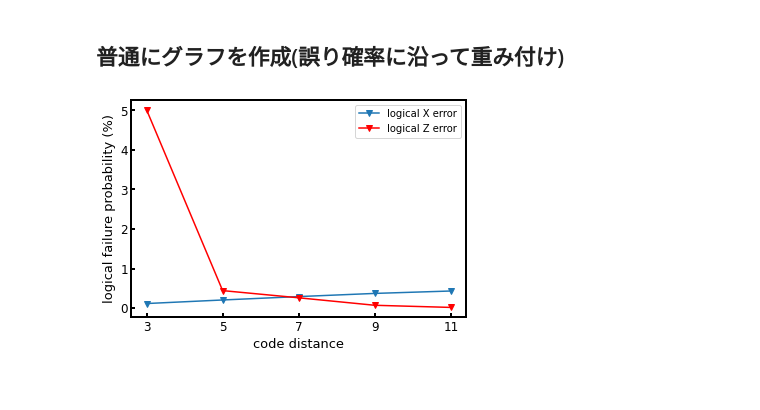
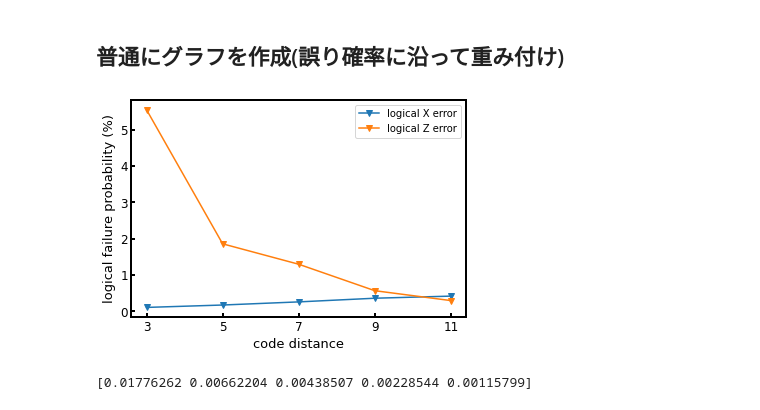
Before and after one commit to kono0924/Fujii-lab, a Jupyter notebook: repetition/csv_view.ipynb, the cells around one changed output. Saved outputs shown, nothing was run; the diff lists cells and outputs as text; code cells hidden in the pictures.

```diff
--- a/repetition/csv_view.ipynb
+++ b/repetition/csv_view.ipynb
@@ -10,7 +10,7 @@ import os
 
 ################ 要変更 #################
 # ファイル名
-file = "p=0.1% ,eta=1000, d=11, rep=50, # of trials=100000" + ".csv"
+file = "p=0.5% ,eta=1000, d=11, rep=10, # of trials=100000" + ".csv"
 ########################################
 
 # FUjii-labのパス
@@ -25,35 +25,40 @@ ind = data.index
 
 # データフレームの列名(リスト)を取得
 code_distance_list = data.columns
 
 ##### グラフ作成 #####
 
 plt.rcParams["xtick.direction"] = "in"
 plt.rcParams["ytick.direction"] = "in"
 fig, ax = plt.subplots()
 a = np.array(code_distance_list)
 a = [float(num) for num in a]
 a = np.array(a)
 b = np.array(data.iloc[0])
 ax.plot(a[0:], b[0:]*100,marker='v',label="logical X error")
 b = np.array(data.iloc[1])
-ax.plot(a[0:], b[0:]*100,marker='v',label="logical Z error",color="red")
+ax.plot(a[0:], b[0:]*100,marker='v',label="logical Z error")
 #ax.set_xticklabels(np.round(a,decimals= 2),rotation=45)
 ax.set_xticks(a)
 ax.set_xlabel("code distance", fontsize=13)
 ax.set_ylabel("logical failure probability (%)", fontsize=13)
 #ax.set_xlim(9,11)
 #ax.set_ylim(12,17)
 ax.spines["top"].set_linewidth(2)
 ax.spines["left"].set_linewidth(2)
 ax.spines["bottom"].set_linewidth(2)
 ax.spines["right"].set_linewidth(2)
 ax.tick_params(direction="in", width=2, length=4, labelsize=12)
 #ax.set_title("X,p=(0.0001,0.0009,0.0001),d=(3,9,2),d(rep)=5,eta=1000,trials=10000", fontsize=14)
 plt.legend()
 plt.show()
 # %% [output]
-[figure, old version]
+[figure, new version]
+# %%
+e = 1/2 * (1 - (1 - 2 * b)**(1/10))
+print(e)
+# %% [output]
+[0.01776262 0.00662204 0.00438507 0.00228544 0.00115799]
 # %%
 import seaborn as sns
 import pandas as pd
```
Also changed, not shown: parts of 3 cells of this notebook, 2 other files.
